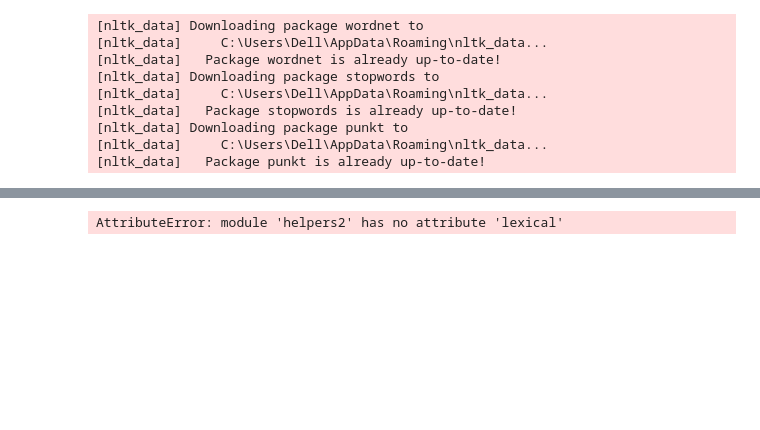
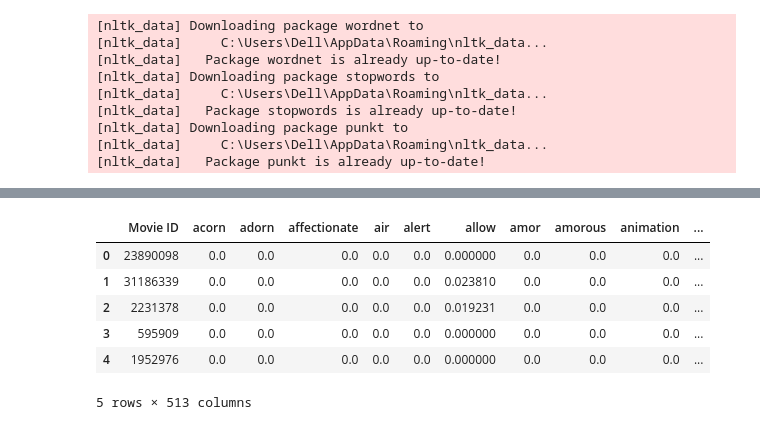
Before and after one commit to epfl-ada/ada-2023-project-dat4k, a Jupyter notebook: P3_clean.ipynb, the cells around one changed output, grey strips where cells are left out. Saved outputs shown, nothing was run; the diff lists cells and outputs as text; code cells hidden in the pictures; blank space fills up the shorter version.

```diff
--- a/P3_clean.ipynb
+++ b/P3_clean.ipynb
@@ -1014,10 +1040,16 @@ df_all = pd.read_csv('Data/movie.metadata.genres.tsv', sep = '\t')
 # %%
 #Dataframe with occurences of specific words of each plot
 lex = list()
-lex = helpers2.lexical()
+lex = lexical()
 
-#MAT = text_analisis(lines_plots,lexique,nlp, df_all)
+MAT = text_analisis(lines_plots,lex,nlp, df_all)
 
 display(MAT.head(5))
 # %% [output]
+|  | Movie ID | acorn | adorn | affectionate | air | alert | allow | amor | amorous | animation | ... |
+| 0 | 23890098 | 0.0 | 0.0 | 0.0 | 0.0 | 0.0 | 0.000000 | 0.0 | 0.0 | 0.0 | ... |
+| 1 | 31186339 | 0.0 | 0.0 | 0.0 | 0.0 | 0.0 | 0.023810 | 0.0 | 0.0 | 0.0 | ... |
+| 2 | 2231378 | 0.0 | 0.0 | 0.0 | 0.0 | 0.0 | 0.019231 | 0.0 | 0.0 | 0.0 | ... |
+| 3 | 595909 | 0.0 | 0.0 | 0.0 | 0.0 | 0.0 | 0.000000 | 0.0 | 0.0 | 0.0 | ... |
+| 4 | 1952976 | 0.0 | 0.0 | 0.0 | 0.0 | 0.0 | 0.000000 | 0.0 | 0.0 | 0.0 | ... |
-AttributeError: module 'helpers2' has no attribute 'lexical'
+5 rows × 513 columns
```
Also changed, not shown: parts of 25 cells of this notebook, 2 other files.
